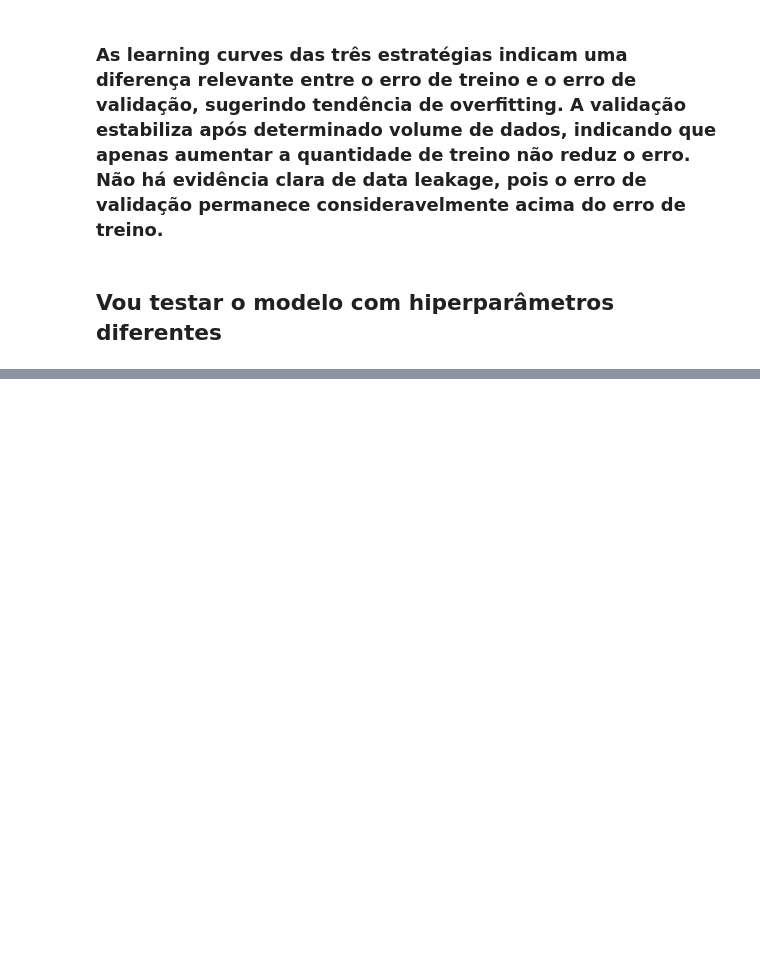
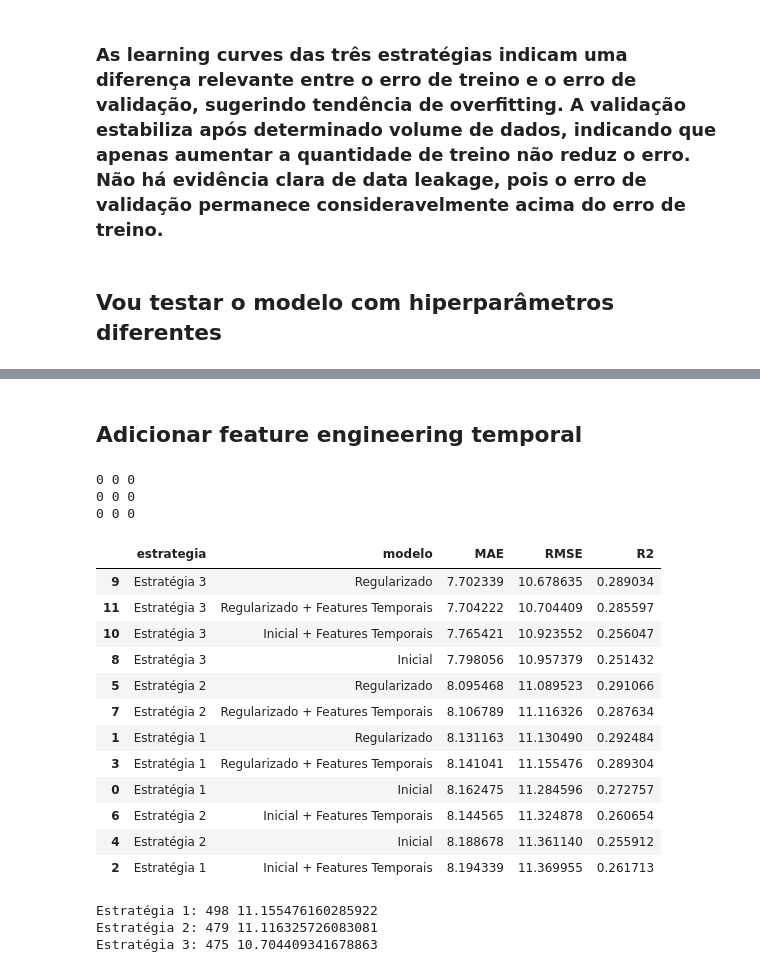
Before and after one commit to izabelcmn/respira_sp, a Jupyter notebook: notebook/gabriel_train-XGBoost_2013-2019.ipynb, the cells around one changed output, grey strips where cells are left out. Drawn from its saved outputs; the diff is of its cells as text; code cells hidden in the pictures; blank space fills up the shorter version.

```diff
--- a/notebook/gabriel_train-XGBoost_2013-2019.ipynb
+++ b/notebook/gabriel_train-XGBoost_2013-2019.ipynb
@@ -609,0 +1035,2 @@ plt.show()
+# %% [markdown]
+## Adicionar feature engineering temporal
@@ -609,0 +1071,9 @@ plt.show()
+# %%
+#Conferir se não gerou nan
+print(X_train_01_fe.isna().sum().sum(), X_val_01_fe.isna().sum().sum(), X_test_01_fe.isna().sum().sum())
+print(X_train_02_fe.isna().sum().sum(), X_val_02_fe.isna().sum().sum(), X_test_02_fe.isna().sum().sum())
+print(X_train_03_fe.isna().sum().sum(), X_val_03_fe.isna().sum().sum(), X_test_03_fe.isna().sum().sum())
+# %% [output]
+0 0 0
+0 0 0
+0 0 0
@@ -609,0 +1134,60 @@ plt.show()
+# %%
+xgb_reg_fe_01, y_pred_val_reg_fe_01, resultados_reg_fe_01 = train_xgb_reg_fe(
+    X_train_01_fe, y_train_01,
+    X_val_01_fe, y_val_01,
+    grid_01.best_params_
+)
+
+xgb_reg_fe_02, y_pred_val_reg_fe_02, resultados_reg_fe_02 = train_xgb_reg_fe(
+    X_train_02_fe, y_train_02,
+    X_val_02_fe, y_val_02,
+    grid_02.best_params_
+)
+
+xgb_reg_fe_03, y_pred_val_reg_fe_03, resultados_reg_fe_03 = train_xgb_reg_fe(
+    X_train_03_fe, y_train_03,
+    X_val_03_fe, y_val_03,
+    grid_xgb_03.best_params_
+)
+# %%
+# Comparar tudo na validação
+comp_val_all = pd.DataFrame([
+    {"estrategia": "Estratégia 1", "modelo": "Inicial", **resultados_xgb_01},
+    {"estrategia": "Estratégia 1", "modelo": "Regularizado", **resultados_reg_01},
+    {"estrategia": "Estratégia 1", "modelo": "Inicial + Features Temporais", **resultados_ini_fe_01},
+    {"estrategia": "Estratégia 1", "modelo": "Regularizado + Features Temporais", **resultados_reg_fe_01},
+
+    {"estrategia": "Estratégia 2", "modelo": "Inicial", **resultados_xgb_02},
+    {"estrategia": "Estratégia 2", "modelo": "Regularizado", **resultados_reg_02},
+    {"estrategia": "Estratégia 2", "modelo": "Inicial + Features Temporais", **resultados_ini_fe_02},
+    {"estrategia": "Estratégia 2", "modelo": "Regularizado + Features Temporais", **resultados_reg_fe_02},
+
+    {"estrategia": "Estratégia 3", "modelo": "Inicial", **resultados_xgb_03},
+    {"estrategia": "Estratégia 3", "modelo": "Regularizado", **resultados_reg_03},
+    {"estrategia": "Estratégia 3", "modelo": "Inicial + Features Temporais", **resultados_ini_fe_03},
+    {"estrategia": "Estratégia 3", "modelo": "Regularizado + Features Temporais", **resultados_reg_fe_03},
+])
+
+comp_val_all.sort_values("RMSE")
+# %% [output]
+|  | estrategia | modelo | MAE | RMSE | R2 |
+| 9 | Estratégia 3 | Regularizado | 7.702339 | 10.678635 | 0.289034 |
+| 11 | Estratégia 3 | Regularizado + Features Temporais | 7.704222 | 10.704409 | 0.285597 |
+| 10 | Estratégia 3 | Inicial + Features Temporais | 7.765421 | 10.923552 | 0.256047 |
+| 8 | Estratégia 3 | Inicial | 7.798056 | 10.957379 | 0.251432 |
+| 5 | Estratégia 2 | Regularizado | 8.095468 | 11.089523 | 0.291066 |
+| 7 | Estratégia 2 | Regularizado + Features Temporais | 8.106789 | 11.116326 | 0.287634 |
+| 1 | Estratégia 1 | Regularizado | 8.131163 | 11.130490 | 0.292484 |
+| 3 | Estratégia 1 | Regularizado + Features Temporais | 8.141041 | 11.155476 | 0.289304 |
+| 0 | Estratégia 1 | Inicial | 8.162475 | 11.284596 | 0.272757 |
+| 6 | Estratégia 2 | Inicial + Features Temporais | 8.144565 | 11.324878 | 0.260654 |
+| 4 | Estratégia 2 | Inicial | 8.188678 | 11.361140 | 0.255912 |
+| 2 | Estratégia 1 | Inicial + Features Temporais | 8.194339 | 11.369955 | 0.261713 |
+# %%
+print("Estratégia 1:", xgb_reg_fe_01.best_iteration, xgb_reg_fe_01.best_score)
+print("Estratégia 2:", xgb_reg_fe_02.best_iteration, xgb_reg_fe_02.best_score)
+print("Estratégia 3:", xgb_reg_fe_03.best_iteration, xgb_reg_fe_03.best_score)
+# %% [output]
+Estratégia 1: 498 11.155476160285922
+Estratégia 2: 479 11.116325726083081
+Estratégia 3: 475 10.704409341678863
```
Also changed, not shown: parts of 35 cells of this notebook, 2 other files.
